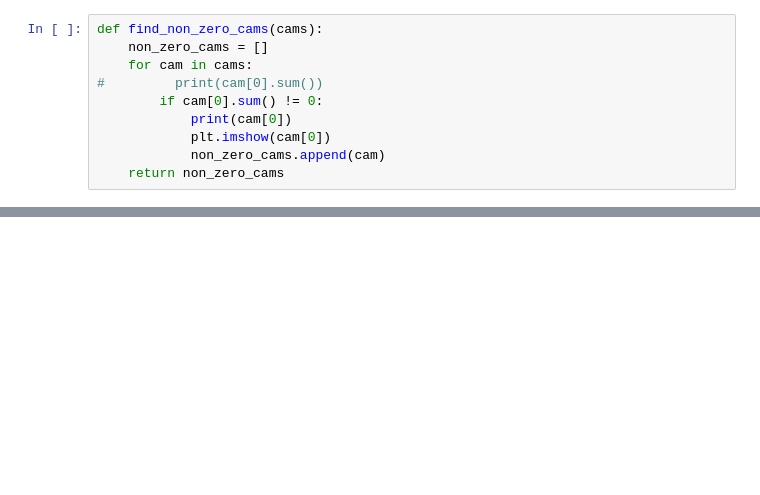
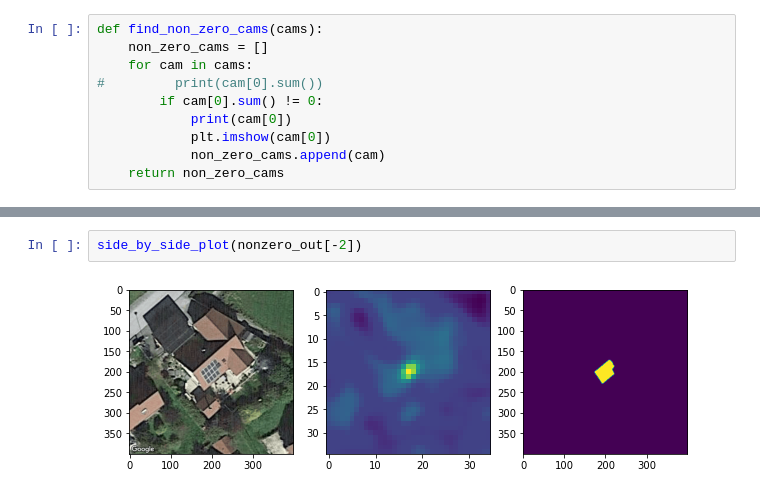
Before and after one commit to jelc53/deepsolar, a Jupyter notebook: inspect_results.ipynb, the cells around one changed output, grey strips where cells are left out. Cells and saved outputs as stored; diff of their text form; blank space fills up the shorter version.

```diff
--- a/inspect_results.ipynb
+++ b/inspect_results.ipynb
@@ -30,0 +56,4 @@ plt.show()
+# %%
+side_by_side_plot(nonzero_out[-2])
+# %% [output]
+[figure, added]
```
Also changed, not shown: parts of 18 cells of this notebook, 1 other file.
